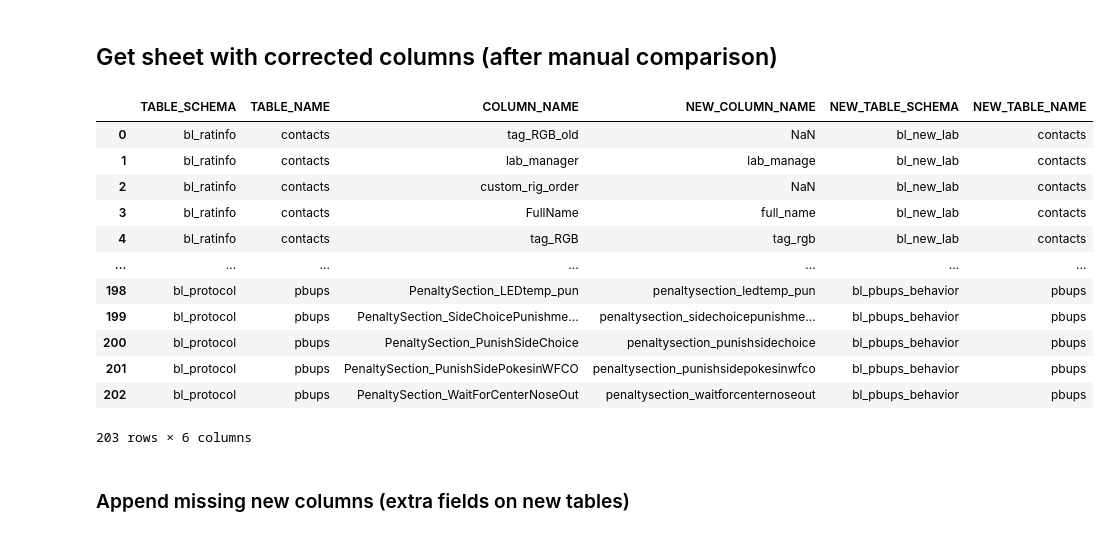
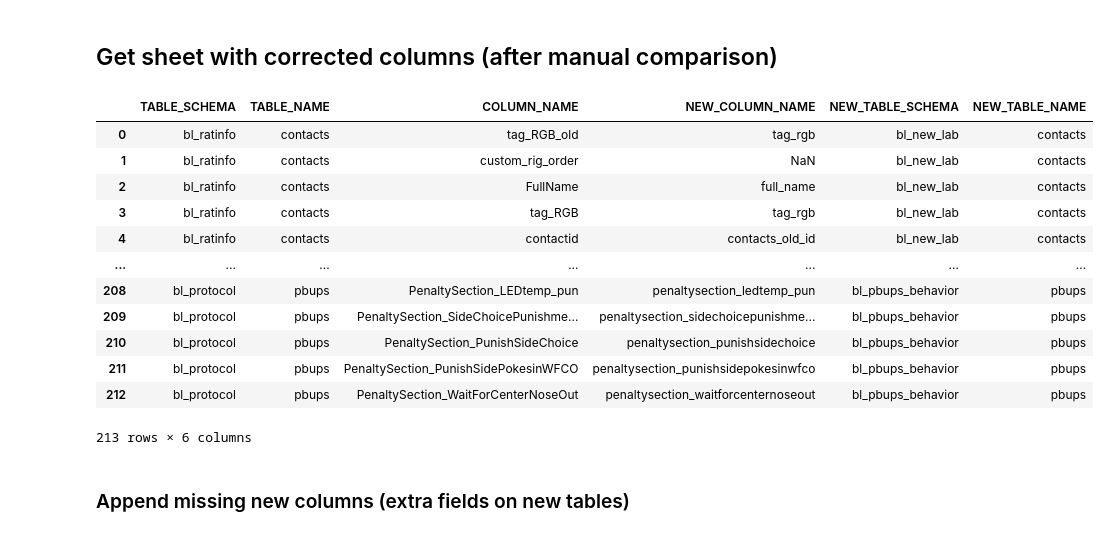
Before and after one commit to kabilar/bl_pipeline_python, a Jupyter notebook: notebooks/Database_comparison.ipynb, the cells around one changed output. Saved outputs shown, nothing was run; the diff lists cells and outputs as text; code cells hidden in the pictures.

```diff
--- a/notebooks/Database_comparison.ipynb
+++ b/notebooks/Database_comparison.ipynb
@@ -397,23 +397,24 @@ wks_comparison.index = 0
 ## Get sheet with corrected columns (after manual comparison)
 # %%
 # Get corrected columns sheet
+sh = gc.open_by_key('1rbQ3hSzW3Qc_1Qkx8XyVpVoMasSveooDqhyOT3AheQI')
 wks_corrected_columns = sh.worksheet_by_title('CorrectedColumns')
 df_corrected_columns = wks_corrected_columns.get_as_df()
 df_corrected_columns
 # %% [output]
 |  | TABLE_SCHEMA | TABLE_NAME | COLUMN_NAME | NEW_COLUMN_NAME | NEW_TABLE_SCHEMA | NEW_TABLE_NAME |
-| 0 | bl_ratinfo | contacts | tag_RGB_old | NaN | bl_new_lab | contacts |
-| 1 | bl_ratinfo | contacts | lab_manager | lab_manage | bl_new_lab | contacts |
-| 2 | bl_ratinfo | contacts | custom_rig_order | NaN | bl_new_lab | contacts |
-| 3 | bl_ratinfo | contacts | FullName | full_name | bl_new_lab | contacts |
-| 4 | bl_ratinfo | contacts | tag_RGB | tag_rgb | bl_new_lab | contacts |
+| 0 | bl_ratinfo | contacts | tag_RGB_old | tag_rgb | bl_new_lab | contacts |
+| 1 | bl_ratinfo | contacts | custom_rig_order | NaN | bl_new_lab | contacts |
+| 2 | bl_ratinfo | contacts | FullName | full_name | bl_new_lab | contacts |
+| 3 | bl_ratinfo | contacts | tag_RGB | tag_rgb | bl_new_lab | contacts |
+| 4 | bl_ratinfo | contacts | contactid | contacts_old_id | bl_new_lab | contacts |
 | ... | ... | ... | ... | ... | ... | ... |
-| 198 | bl_protocol | pbups | PenaltySection_LEDtemp_pun | penaltysection_ledtemp_pun | bl_pbups_behavior | pbups |
-| 199 | bl_protocol | pbups | PenaltySection_SideChoicePunishme... | penaltysection_sidechoicepunishme... | bl_pbups_behavior | pbups |
-| 200 | bl_protocol | pbups | PenaltySection_PunishSideChoice | penaltysection_punishsidechoice | bl_pbups_behavior | pbups |
-| 201 | bl_protocol | pbups | PenaltySection_PunishSidePokesinWFCO | penaltysection_punishsidepokesinwfco | bl_pbups_behavior | pbups |
-| 202 | bl_protocol | pbups | PenaltySection_WaitForCenterNoseOut | penaltysection_waitforcenternoseout | bl_pbups_behavior | pbups |
+| 208 | bl_protocol | pbups | PenaltySection_LEDtemp_pun | penaltysection_ledtemp_pun | bl_pbups_behavior | pbups |
+| 209 | bl_protocol | pbups | PenaltySection_SideChoicePunishme... | penaltysection_sidechoicepunishme... | bl_pbups_behavior | pbups |
+| 210 | bl_protocol | pbups | PenaltySection_PunishSideChoice | penaltysection_punishsidechoice | bl_pbups_behavior | pbups |
+| 211 | bl_protocol | pbups | PenaltySection_PunishSidePokesinWFCO | penaltysection_punishsidepokesinwfco | bl_pbups_behavior | pbups |
+| 212 | bl_protocol | pbups | PenaltySection_WaitForCenterNoseOut | penaltysection_waitforcenternoseout | bl_pbups_behavior | pbups |
-203 rows × 6 columns
+213 rows × 6 columns
 # %% [markdown]
 ### Append missing new columns (extra fields on new tables)
 # %%
```
Also changed, not shown: parts of 4 cells of this notebook, 1 other file.
